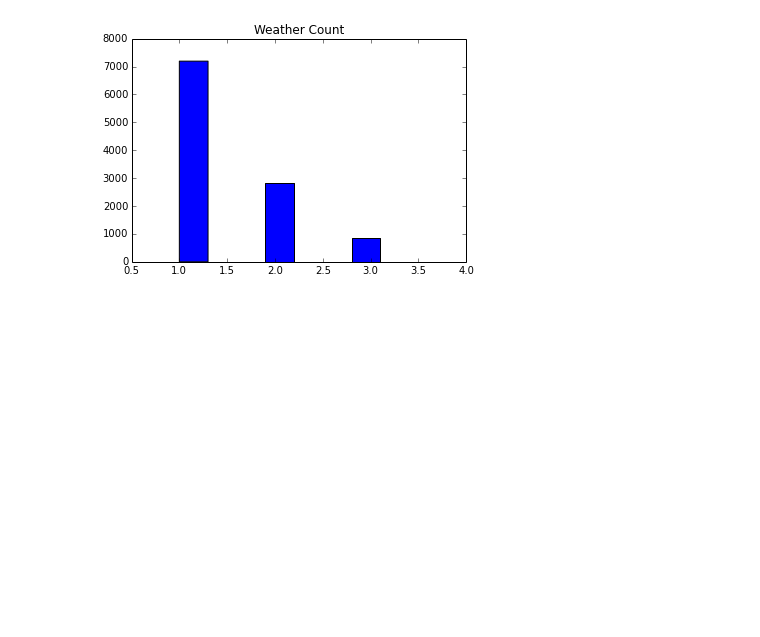
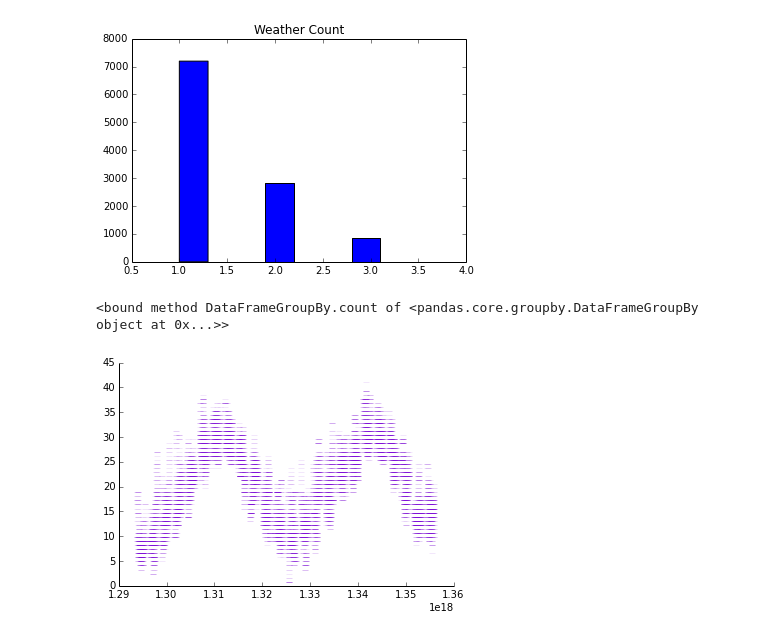
Before and after one commit to gavinmh/GADS12-NYC-Students, a Jupyter notebook: projects/kevin_mcalear/city_bike_project/city_bike_project.ipynb, the cells around one changed output. Drawn from its saved outputs; the diff is of its cells as text; code cells hidden in the pictures; blank space fills up the shorter version.

```diff
--- a/projects/kevin_mcalear/city_bike_project/city_bike_project.ipynb
+++ b/projects/kevin_mcalear/city_bike_project/city_bike_project.ipynb
@@ -317,3 +350,22 @@ plt.plot()
 # %% [output]
 []
 [figure]
+# %%
+# Getting Things to play nicely with dates
+import datetime as DT
+# import math
+# DT.datetime.strptime('2010-02-05', "%Y-%m-%d")
+
+X_train['datetime'] = pd.to_datetime(X_train['datetime'])
+# count_avg = training_data.groupby('datetime').count.mean()
+
+
+plt.plot(X_train.datetime, X_train.temp,'_', alpha=.2, color='#8010D8')
+# plt.plot(X_train.datetime, X_train)
+remove_border()
+# jitter = 1.3
+print count_avg
+# dates = [d + math.random.uniform(-jitter, jitter) for d in X_train.datetime]
+# %% [output]
+<bound method DataFrameGroupBy.count of <pandas.core.groupby.DataFrameGroupBy object at 0x...>>
+[figure, added]
```
Also changed, not shown: parts of 10 cells of this notebook.
